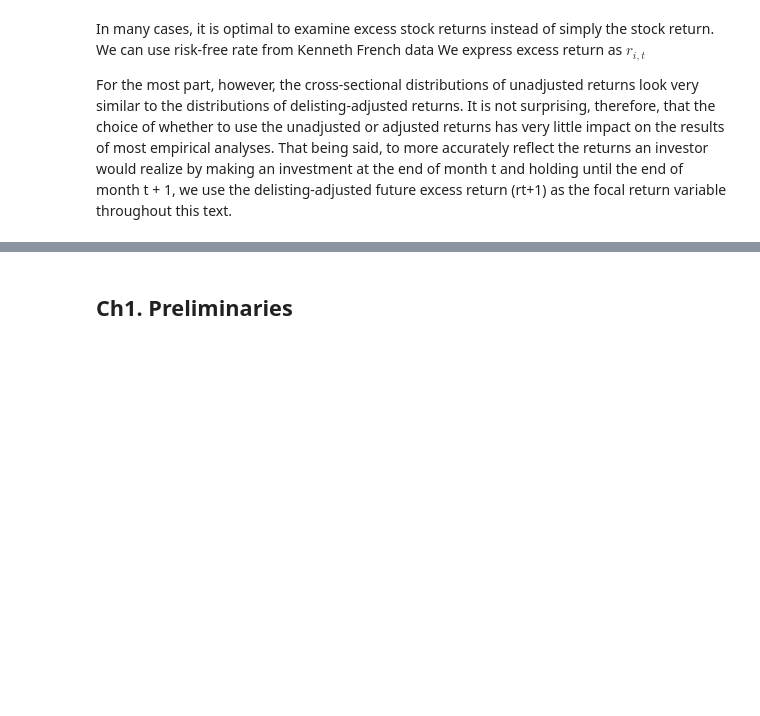
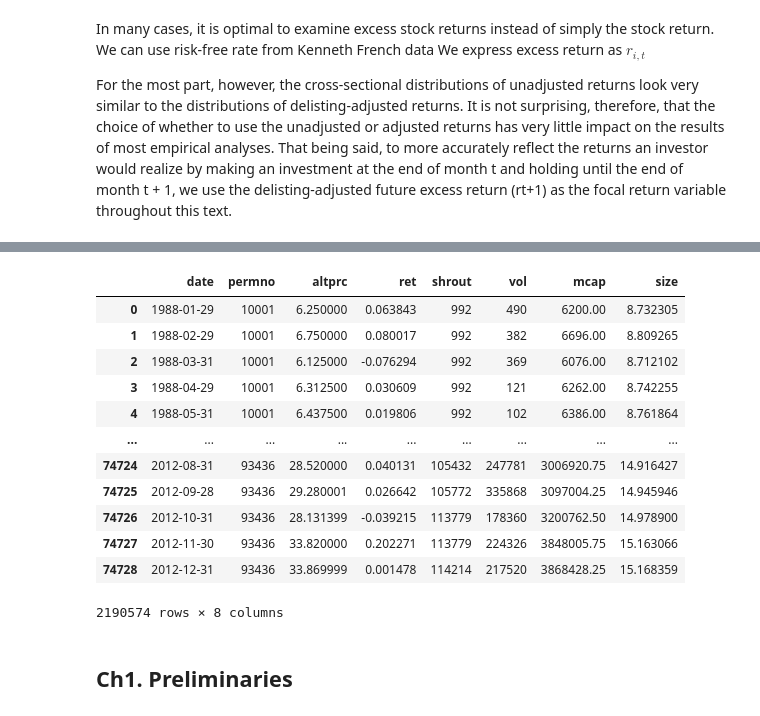
Before and after one commit to NanyeonK/EAP_CSSR_Tutorial, a Jupyter notebook: Compilation.ipynb, the cells around one changed output, grey strips where cells are left out. Cells and saved outputs as stored; diff of their text form; code cells hidden in the pictures; blank space fills up the shorter version.

```diff
--- a/Compilation.ipynb
+++ b/Compilation.ipynb
@@ -230,3 +380,23 @@ Risk-free security return data come from Kenneth French’s data library
+# %%
+# There are so many missing values in the dataset.
+# We use the dropna method to remove the missing values.
+crsp_m.dropna(inplace=True)
+# %%
+crsp_m
+# %% [output]
+|  | date | permno | altprc | ret | shrout | vol | mcap | size |
+| 0 | 1988-01-29 | 10001 | 6.250000 | 0.063843 | 992 | 490 | 6200.00 | 8.732305 |
+| 1 | 1988-02-29 | 10001 | 6.750000 | 0.080017 | 992 | 382 | 6696.00 | 8.809265 |
+| 2 | 1988-03-31 | 10001 | 6.125000 | -0.076294 | 992 | 369 | 6076.00 | 8.712102 |
+| 3 | 1988-04-29 | 10001 | 6.312500 | 0.030609 | 992 | 121 | 6262.00 | 8.742255 |
+| 4 | 1988-05-31 | 10001 | 6.437500 | 0.019806 | 992 | 102 | 6386.00 | 8.761864 |
+| ... | ... | ... | ... | ... | ... | ... | ... | ... |
+| 74724 | 2012-08-31 | 93436 | 28.520000 | 0.040131 | 105432 | 247781 | 3006920.75 | 14.916427 |
+| 74725 | 2012-09-28 | 93436 | 29.280001 | 0.026642 | 105772 | 335868 | 3097004.25 | 14.945946 |
+| 74726 | 2012-10-31 | 93436 | 28.131399 | -0.039215 | 113779 | 178360 | 3200762.50 | 14.978900 |
+| 74727 | 2012-11-30 | 93436 | 33.820000 | 0.202271 | 113779 | 224326 | 3848005.75 | 15.163066 |
+| 74728 | 2012-12-31 | 93436 | 33.869999 | 0.001478 | 114214 | 217520 | 3868428.25 | 15.168359 |
+2190574 rows × 8 columns
 # %% [markdown]
 ## Ch1. Preliminaries
 # %% [markdown]
```
Also changed, not shown: parts of 55 cells of this notebook, 2 other files.
